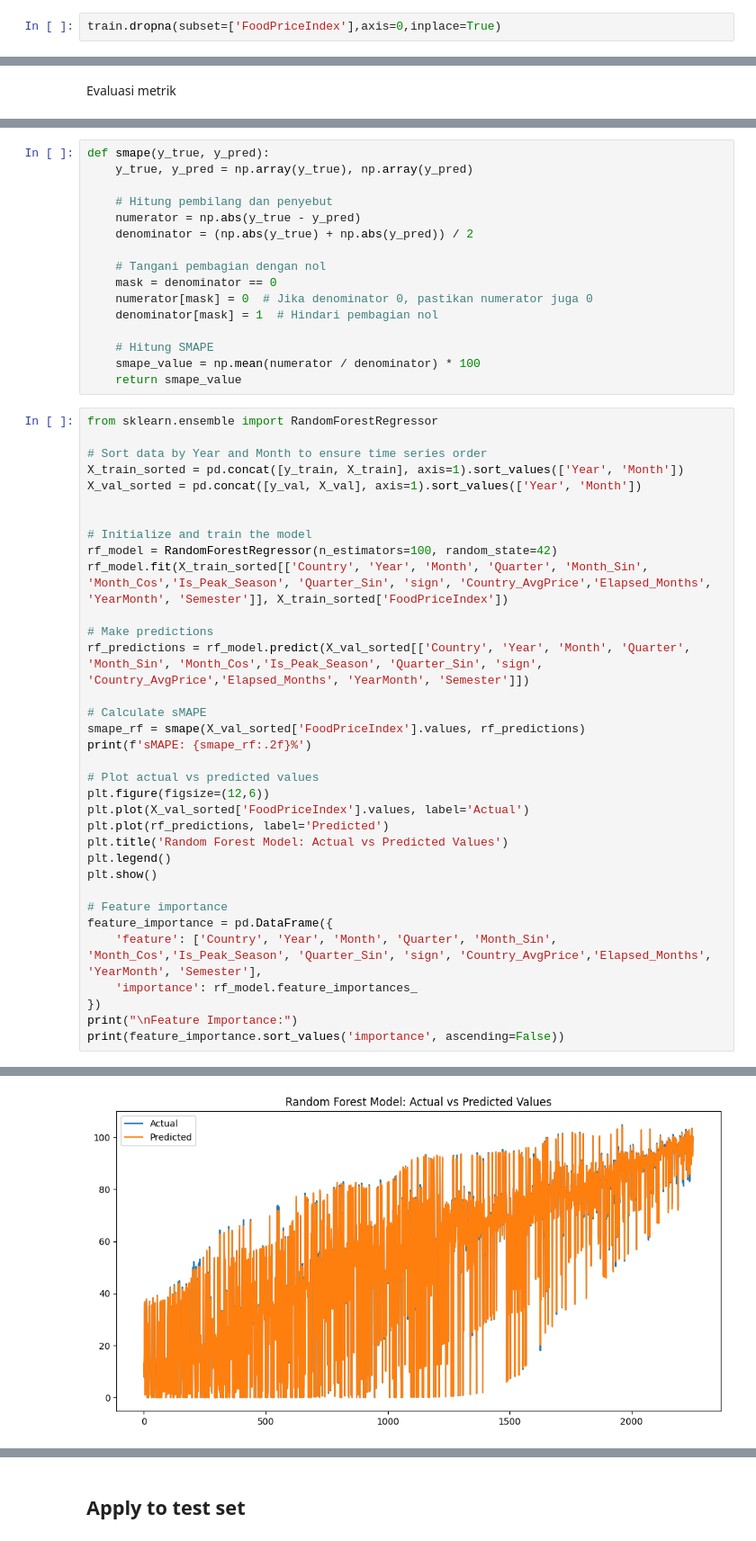
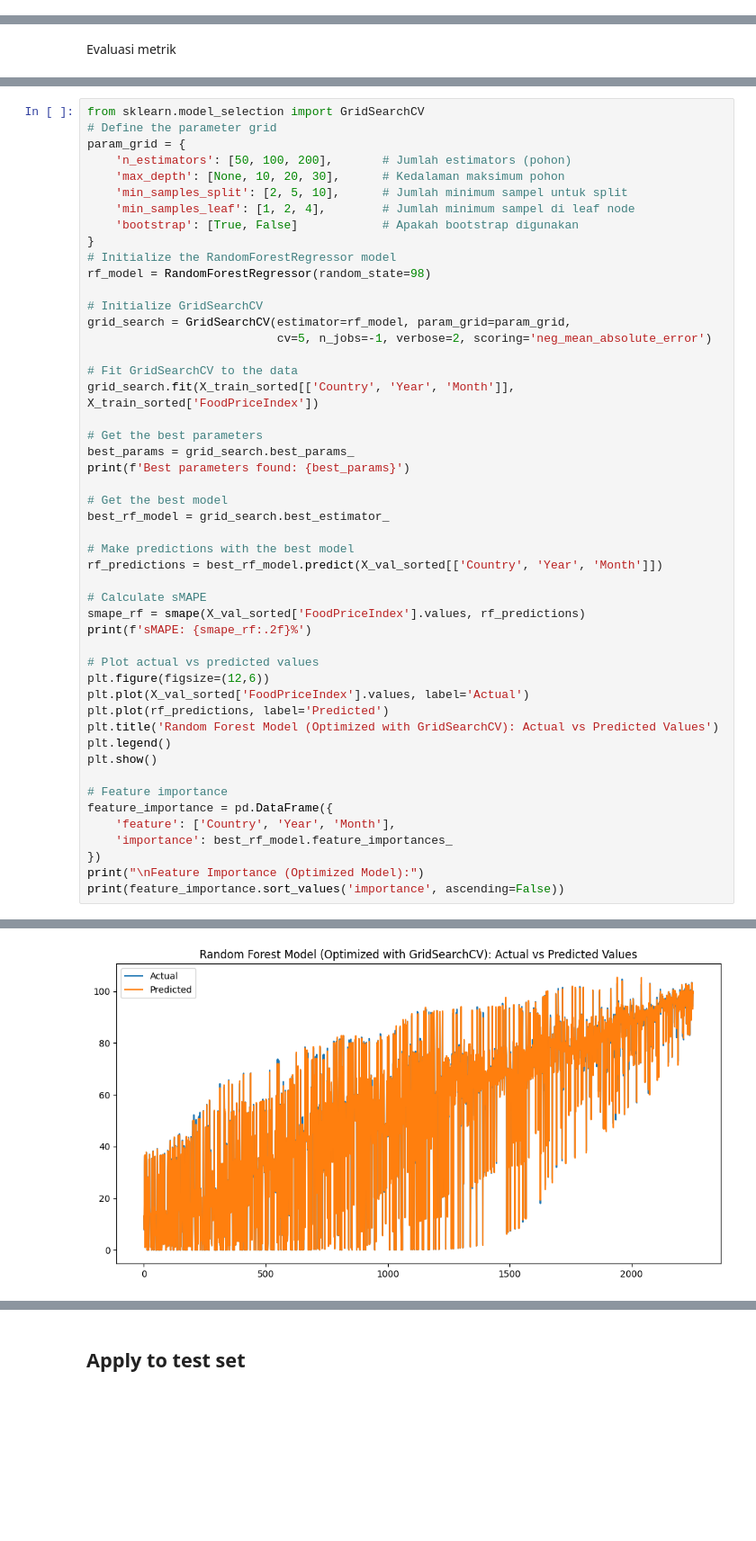
Before and after one commit to Akma86/Adikar-Data-Mining, a Jupyter notebook: adikara2024-datamining/bestScore.ipynb, the cells around one changed output, grey strips where cells are left out. Shown: that part at 90% size. Saved outputs shown, nothing was run; the diff lists cells and outputs as text; blank space fills up the shorter version.

Commit message:
menambah beberapa model

```diff
--- a/adikara2024-datamining/bestScore.ipynb
+++ b/adikara2024-datamining/bestScore.ipynb
@@ -67,5 +68,3 @@ FoodPriceIndex    0.029959
 dtype: float64
 # %% [markdown]
 missing value < 0.05 berarti kita remove aja yang missing value (`Complete Case Analysis`)
-# %%
-train.dropna(subset=['FoodPriceIndex'],axis=0,inplace=True)
@@ -467,33 +282,32 @@ Index(['Country', 'Year', 'Month', 'Quarter', 'Month_Sin', 'Month_Cos',
-# %%
-def smape(y_true, y_pred):
-    y_true, y_pred = np.array(y_true), np.array(y_pred)
-
-    # Hitung pembilang dan penyebut
-    numerator = np.abs(y_true - y_pred)
-    denominator = (np.abs(y_true) + np.abs(y_pred)) / 2
-
-    # Tangani pembagian dengan nol
-    mask = denominator == 0
-    numerator[mask] = 0  # Jika denominator 0, pastikan numerator juga 0
-    denominator[mask] = 1  # Hindari pembagian nol
-
-    # Hitung SMAPE
-    smape_value = np.mean(numerator / denominator) * 100
-    return smape_value
 # %%
-from sklearn.ensemble import RandomForestRegressor
+from sklearn.model_selection import GridSearchCV
+# Define the parameter grid
+param_grid = {
+    'n_estimators': [50, 100, 200],       # Jumlah estimators (pohon)
+    'max_depth': [None, 10, 20, 30],      # Kedalaman maksimum pohon
+    'min_samples_split': [2, 5, 10],      # Jumlah minimum sampel untuk split
+    'min_samples_leaf': [1, 2, 4],        # Jumlah minimum sampel di leaf node
+    'bootstrap': [True, False]            # Apakah bootstrap digunakan
+}
+# Initialize the RandomForestRegressor model
+rf_model = RandomForestRegressor(random_state=98)
 
-# Sort data by Year and Month to ensure time series order
-X_train_sorted = pd.concat([y_train, X_train], axis=1).sort_values(['Year', 'Month'])
-X_val_sorted = pd.concat([y_val, X_val], axis=1).sort_values(['Year', 'Month'])
+# Initialize GridSearchCV
+grid_search = GridSearchCV(estimator=rf_model, param_grid=param_grid,
+                           cv=5, n_jobs=-1, verbose=2, scoring='neg_mean_absolute_error')
 
+# Fit GridSearchCV to the data
+grid_search.fit(X_train_sorted[['Country', 'Year', 'Month']], X_train_sorted['FoodPriceIndex'])
 
-# Initialize and train the model
-rf_model = RandomForestRegressor(n_estimators=100, random_state=42)
-rf_model.fit(X_train_sorted[['Country', 'Year', 'Month', 'Quarter', 'Month_Sin', 'Month_Cos','Is_Peak_Season', 'Quarter_Sin', 'sign', 'Country_AvgPrice','Elapsed_Months', 'YearMonth', 'Semester']], X_train_sorted['FoodPriceIndex'])
+# Get the best parameters
+best_params = grid_search.best_params_
+print(f'Best parameters found: {best_params}')
 
-# Make predictions
-rf_predictions = rf_model.predict(X_val_sorted[['Country', 'Year', 'Month', 'Quarter', 'Month_Sin', 'Month_Cos','Is_Peak_Season', 'Quarter_Sin', 'sign', 'Country_AvgPrice','Elapsed_Months', 'YearMonth', 'Semester']])
+# Get the best model
+best_rf_model = grid_search.best_estimator_
+
+# Make predictions with the best model
+rf_predictions = best_rf_model.predict(X_val_sorted[['Country', 'Year', 'Month']])
 
 # Calculate sMAPE
 smape_rf = smape(X_val_sorted['FoodPriceIndex'].values, rf_predictions)
@@ -503,15 +317,15 @@ print(f'sMAPE: {smape_rf:.2f}%')
 plt.figure(figsize=(12,6))
 plt.plot(X_val_sorted['FoodPriceIndex'].values, label='Actual')
 plt.plot(rf_predictions, label='Predicted')
-plt.title('Random Forest Model: Actual vs Predicted Values')
+plt.title('Random Forest Model (Optimized with GridSearchCV): Actual vs Predicted Values')
 plt.legend()
 plt.show()
 
 # Feature importance
 feature_importance = pd.DataFrame({
-    'feature': ['Country', 'Year', 'Month', 'Quarter', 'Month_Sin', 'Month_Cos','Is_Peak_Season', 'Quarter_Sin', 'sign', 'Country_AvgPrice','Elapsed_Months', 'YearMonth', 'Semester'],
-    'importance': rf_model.feature_importances_
+    'feature': ['Country', 'Year', 'Month'],
+    'importance': best_rf_model.feature_importances_
 })
-print("\nFeature Importance:")
+print("\nFeature Importance (Optimized Model):")
 print(feature_importance.sort_values('importance', ascending=False))
 # %% [output]
@@ -519 +335 @@ sMAPE: 1.37%
-[figure, old version]
+[figure, new version]
```
Also changed, not shown: parts of 40 cells of this notebook, 1 other file.
